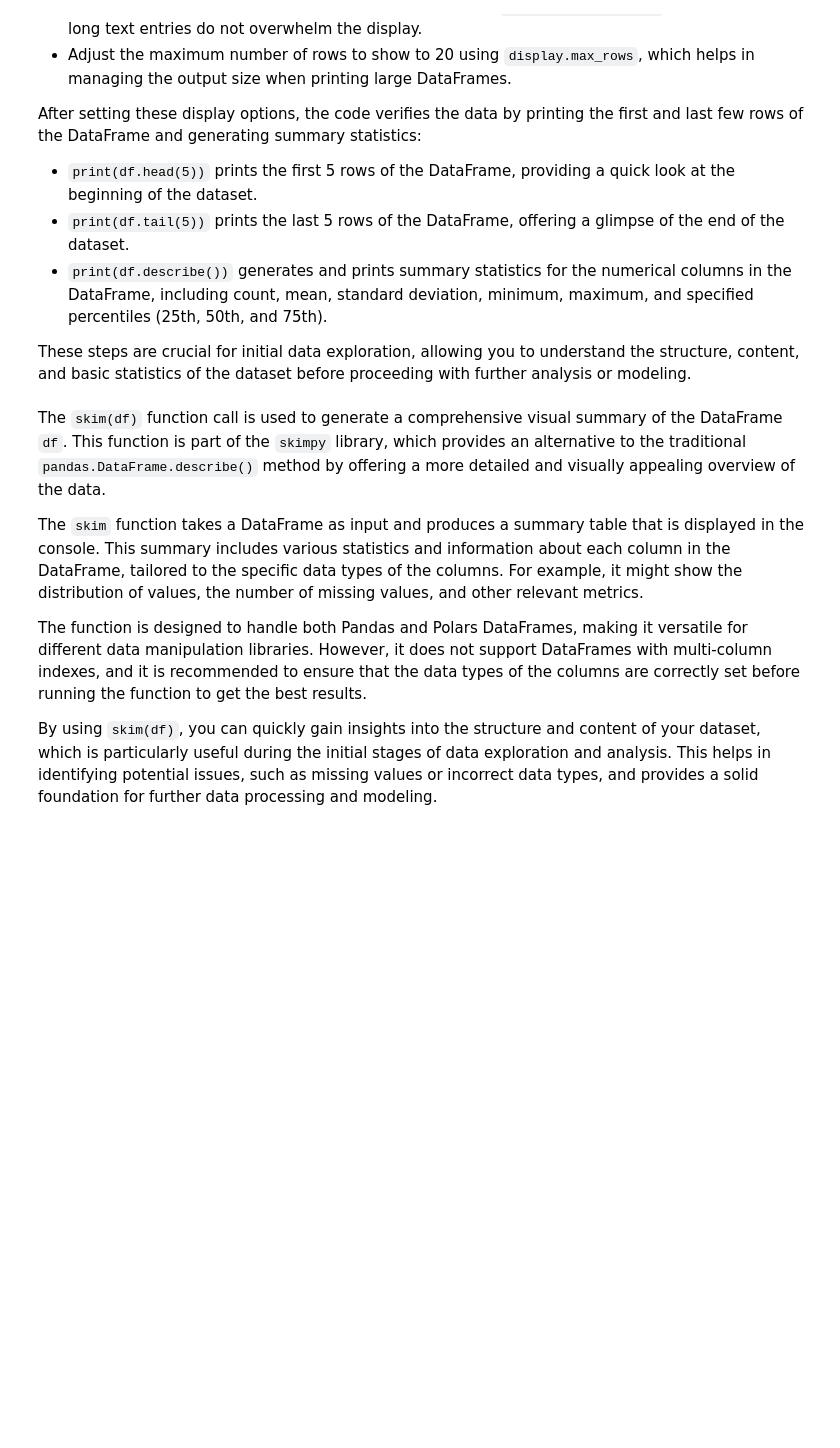
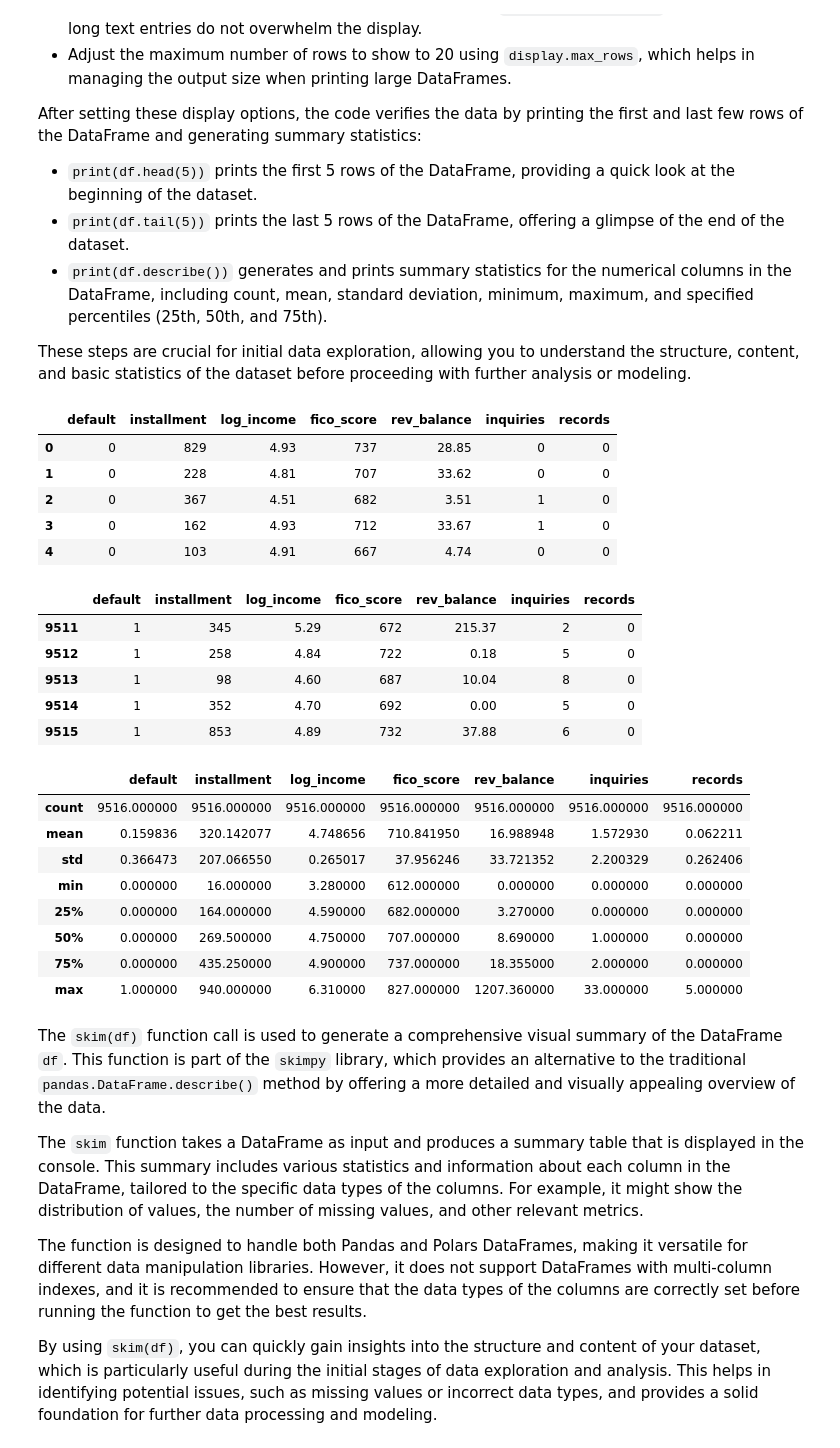
Before and after one commit to joseeneas/Portfolio, a Jupyter notebook: Portfolio-Assignment-7-1.ipynb, the cells around one changed output. Drawn from its saved outputs; the diff is of its cells as text; code cells hidden in the pictures; blank space fills up the shorter version.

```diff
--- a/Portfolio-Assignment-7-1.ipynb
+++ b/Portfolio-Assignment-7-1.ipynb
@@ -90,17 +92,36 @@ After setting these display options, the code verifies the data by printing the
 
 These steps are crucial for initial data exploration, allowing you to understand the structure, content, and basic statistics of the dataset before proceeding with further analysis or modeling.
 # %%
-%pip install openpyxl
 df = pd.read_excel('files/Logit-Data.xlsx')
-
 pd.set_option('display.max_columns', None)
 pd.set_option('display.width', 1000)
 pd.set_option('display.max_colwidth', 50)
 pd.set_option('display.max_rows', 20)
-
-print(df.head(5))
-print(df.tail(5))
-print(df.describe())
+display(df.head(5))
+display(df.tail(5))
+display(df.describe())
+# %% [output]
+|  | default | installment | log_income | fico_score | rev_balance | inquiries | records |
+| 0 | 0 | 829 | 4.93 | 737 | 28.85 | 0 | 0 |
+| 1 | 0 | 228 | 4.81 | 707 | 33.62 | 0 | 0 |
+| 2 | 0 | 367 | 4.51 | 682 | 3.51 | 1 | 0 |
+| 3 | 0 | 162 | 4.93 | 712 | 33.67 | 1 | 0 |
+| 4 | 0 | 103 | 4.91 | 667 | 4.74 | 0 | 0 |
+|  | default | installment | log_income | fico_score | rev_balance | inquiries | records |
+| 9511 | 1 | 345 | 5.29 | 672 | 215.37 | 2 | 0 |
+| 9512 | 1 | 258 | 4.84 | 722 | 0.18 | 5 | 0 |
+| 9513 | 1 | 98 | 4.60 | 687 | 10.04 | 8 | 0 |
+| 9514 | 1 | 352 | 4.70 | 692 | 0.00 | 5 | 0 |
+| 9515 | 1 | 853 | 4.89 | 732 | 37.88 | 6 | 0 |
+|  | default | installment | log_income | fico_score | rev_balance | inquiries | records |
+| count | 9516.000000 | 9516.000000 | 9516.000000 | 9516.000000 | 9516.000000 | 9516.000000 | 9516.000000 |
+| mean | 0.159836 | 320.142077 | 4.748656 | 710.841950 | 16.988948 | 1.572930 | 0.062211 |
+| std | 0.366473 | 207.066550 | 0.265017 | 37.956246 | 33.721352 | 2.200329 | 0.262406 |
+| min | 0.000000 | 16.000000 | 3.280000 | 612.000000 | 0.000000 | 0.000000 | 0.000000 |
+| 25% | 0.000000 | 164.000000 | 4.590000 | 682.000000 | 3.270000 | 0.000000 | 0.000000 |
+| 50% | 0.000000 | 269.500000 | 4.750000 | 707.000000 | 8.690000 | 1.000000 | 0.000000 |
+| 75% | 0.000000 | 435.250000 | 4.900000 | 737.000000 | 18.355000 | 2.000000 | 0.000000 |
+| max | 1.000000 | 940.000000 | 6.310000 | 827.000000 | 1207.360000 | 33.000000 | 5.000000 |
 # %% [markdown]
 The `skim(df)` function call is used to generate a comprehensive visual summary of the DataFrame `df`. This function is part of the `skimpy` library, which provides an alternative to the traditional `pandas.DataFrame.describe()` method by offering a more detailed and visually appealing overview of the data.
 
```
Also changed, not shown: parts of 12 cells of this notebook, 5 other files.
